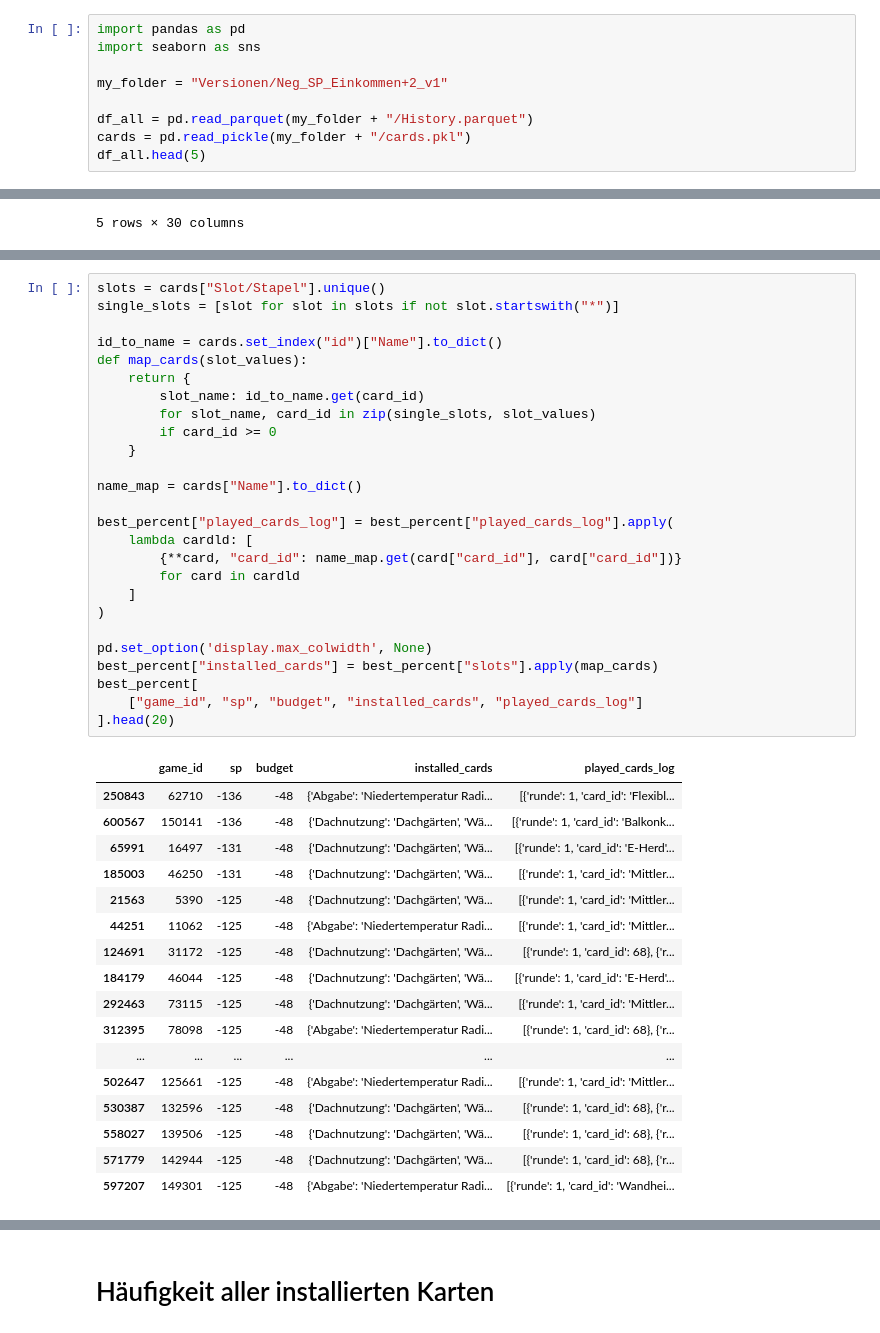
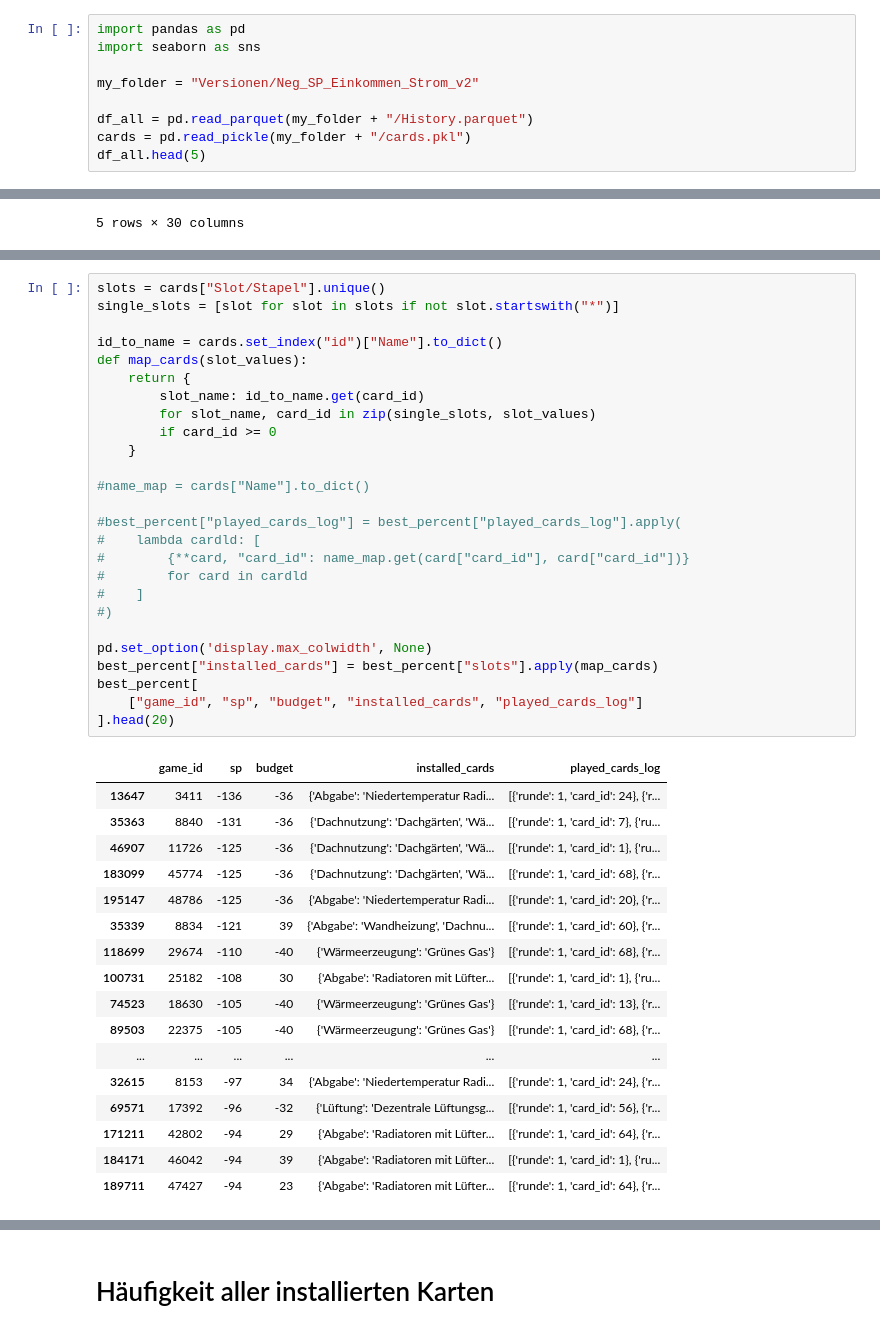
Before and after one commit to simonschaluppe/KlimSta-Brettspiel, a Jupyter notebook: analysis.ipynb, the cells around one changed output, grey strips where cells are left out. Saved outputs shown, nothing was run; the diff lists cells and outputs as text.

```diff
--- a/analysis.ipynb
+++ b/analysis.ipynb
@@ -2,7 +2,7 @@
 import pandas as pd
 import seaborn as sns
 
-my_folder = "Versionen/Neg_SP_Einkommen+2_v1"
+my_folder = "Versionen/Neg_SP_Einkommen_Strom_v2"
 
 df_all = pd.read_parquet(my_folder + "/History.parquet")
 cards = pd.read_pickle(my_folder + "/cards.pkl")
@@ -76,47 +76,47 @@ best_percent[["game_id", "sp", "budget"]].head(10)
 # %%
 slots = cards["Slot/Stapel"].unique()
 single_slots = [slot for slot in slots if not slot.startswith("*")]
 
 id_to_name = cards.set_index("id")["Name"].to_dict()
 def map_cards(slot_values):
     return {
         slot_name: id_to_name.get(card_id)
         for slot_name, card_id in zip(single_slots, slot_values)
         if card_id >= 0
     }
 
-name_map = cards["Name"].to_dict()
+#name_map = cards["Name"].to_dict()
 
-best_percent["played_cards_log"] = best_percent["played_cards_log"].apply(
-    lambda cardld: [
-        {**card, "card_id": name_map.get(card["card_id"], card["card_id"])}
-        for card in cardld
-    ]
-)
+#best_percent["played_cards_log"] = best_percent["played_cards_log"].apply(
+#    lambda cardld: [
+#        {**card, "card_id": name_map.get(card["card_id"], card["card_id"])}
+#        for card in cardld
+#    ]
+#)
 
 pd.set_option('display.max_colwidth', None)
 best_percent["installed_cards"] = best_percent["slots"].apply(map_cards)
 best_percent[
     ["game_id", "sp", "budget", "installed_cards", "played_cards_log"]
 ].head(20)
 # %% [output]
 |  | game_id | sp | budget | installed_cards | played_cards_log |
-| 250843 | 62710 | -136 | -48 | {'Abgabe': 'Niedertemperatur Radi... | [{'runde': 1, 'card_id': 'Flexibl... |
-| 600567 | 150141 | -136 | -48 | {'Dachnutzung': 'Dachgärten', 'Wä... | [{'runde': 1, 'card_id': 'Balkonk... |
-| 65991 | 16497 | -131 | -48 | {'Dachnutzung': 'Dachgärten', 'Wä... | [{'runde': 1, 'card_id': 'E-Herd'... |
-| 185003 | 46250 | -131 | -48 | {'Dachnutzung': 'Dachgärten', 'Wä... | [{'runde': 1, 'card_id': 'Mittler... |
-| 21563 | 5390 | -125 | -48 | {'Dachnutzung': 'Dachgärten', 'Wä... | [{'runde': 1, 'card_id': 'Mittler... |
-| 44251 | 11062 | -125 | -48 | {'Abgabe': 'Niedertemperatur Radi... | [{'runde': 1, 'card_id': 'Mittler... |
-| 124691 | 31172 | -125 | -48 | {'Dachnutzung': 'Dachgärten', 'Wä... | [{'runde': 1, 'card_id': 68}, {'r... |
-| 184179 | 46044 | -125 | -48 | {'Dachnutzung': 'Dachgärten', 'Wä... | [{'runde': 1, 'card_id': 'E-Herd'... |
-| 292463 | 73115 | -125 | -48 | {'Dachnutzung': 'Dachgärten', 'Wä... | [{'runde': 1, 'card_id': 'Mittler... |
-| 312395 | 78098 | -125 | -48 | {'Abgabe': 'Niedertemperatur Radi... | [{'runde': 1, 'card_id': 68}, {'r... |
+| 13647 | 3411 | -136 | -36 | {'Abgabe': 'Niedertemperatur Radi... | [{'runde': 1, 'card_id': 24}, {'r... |
+| 35363 | 8840 | -131 | -36 | {'Dachnutzung': 'Dachgärten', 'Wä... | [{'runde': 1, 'card_id': 7}, {'ru... |
+| 46907 | 11726 | -125 | -36 | {'Dachnutzung': 'Dachgärten', 'Wä... | [{'runde': 1, 'card_id': 1}, {'ru... |
+| 183099 | 45774 | -125 | -36 | {'Dachnutzung': 'Dachgärten', 'Wä... | [{'runde': 1, 'card_id': 68}, {'r... |
+| 195147 | 48786 | -125 | -36 | {'Abgabe': 'Niedertemperatur Radi... | [{'runde': 1, 'card_id': 20}, {'r... |
+| 35339 | 8834 | -121 | 39 | {'Abgabe': 'Wandheizung', 'Dachnu... | [{'runde': 1, 'card_id': 60}, {'r... |
+| 118699 | 29674 | -110 | -40 | {'Wärmeerzeugung': 'Grünes Gas'} | [{'runde': 1, 'card_id': 68}, {'r... |
+| 100731 | 25182 | -108 | 30 | {'Abgabe': 'Radiatoren mit Lüfter... | [{'runde': 1, 'card_id': 1}, {'ru... |
+| 74523 | 18630 | -105 | -40 | {'Wärmeerzeugung': 'Grünes Gas'} | [{'runde': 1, 'card_id': 13}, {'r... |
+| 89503 | 22375 | -105 | -40 | {'Wärmeerzeugung': 'Grünes Gas'} | [{'runde': 1, 'card_id': 68}, {'r... |
 | ... | ... | ... | ... | ... | ... |
-| 502647 | 125661 | -125 | -48 | {'Abgabe': 'Niedertemperatur Radi... | [{'runde': 1, 'card_id': 'Mittler... |
-| 530387 | 132596 | -125 | -48 | {'Dachnutzung': 'Dachgärten', 'Wä... | [{'runde': 1, 'card_id': 68}, {'r... |
-| 558027 | 139506 | -125 | -48 | {'Dachnutzung': 'Dachgärten', 'Wä... | [{'runde': 1, 'card_id': 68}, {'r... |
-| 571779 | 142944 | -125 | -48 | {'Dachnutzung': 'Dachgärten', 'Wä... | [{'runde': 1, 'card_id': 68}, {'r... |
-| 597207 | 149301 | -125 | -48 | {'Abgabe': 'Niedertemperatur Radi... | [{'runde': 1, 'card_id': 'Wandhei... |
+| 32615 | 8153 | -97 | 34 | {'Abgabe': 'Niedertemperatur Radi... | [{'runde': 1, 'card_id': 24}, {'r... |
+| 69571 | 17392 | -96 | -32 | {'Lüftung': 'Dezentrale Lüftungsg... | [{'runde': 1, 'card_id': 56}, {'r... |
+| 171211 | 42802 | -94 | 29 | {'Abgabe': 'Radiatoren mit Lüfter... | [{'runde': 1, 'card_id': 64}, {'r... |
+| 184171 | 46042 | -94 | 39 | {'Abgabe': 'Radiatoren mit Lüfter... | [{'runde': 1, 'card_id': 1}, {'ru... |
+| 189711 | 47427 | -94 | 23 | {'Abgabe': 'Radiatoren mit Lüfter... | [{'runde': 1, 'card_id': 64}, {'r... |
 # %%
 from collections import Counter
 card_counts = Counter(
```
Also changed, not shown: parts of 9 cells of this notebook, 11 other files.
